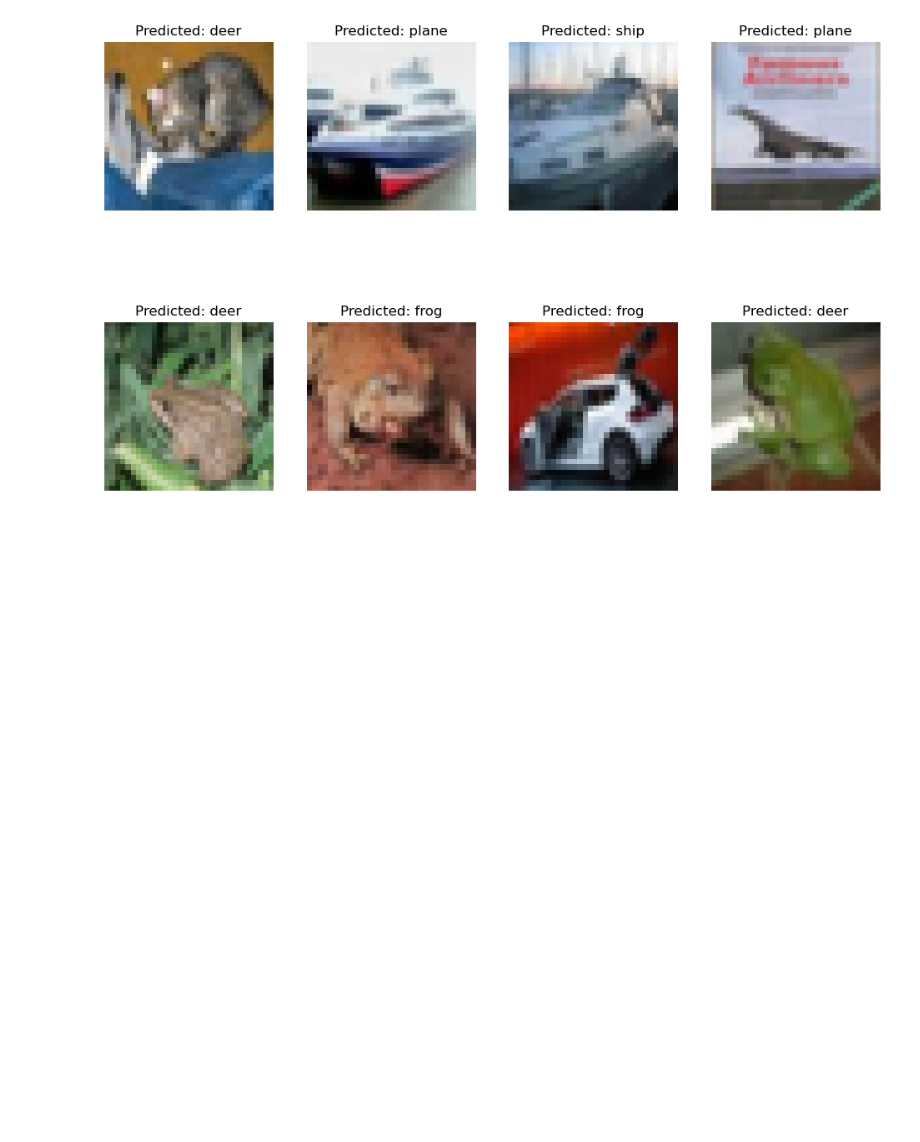
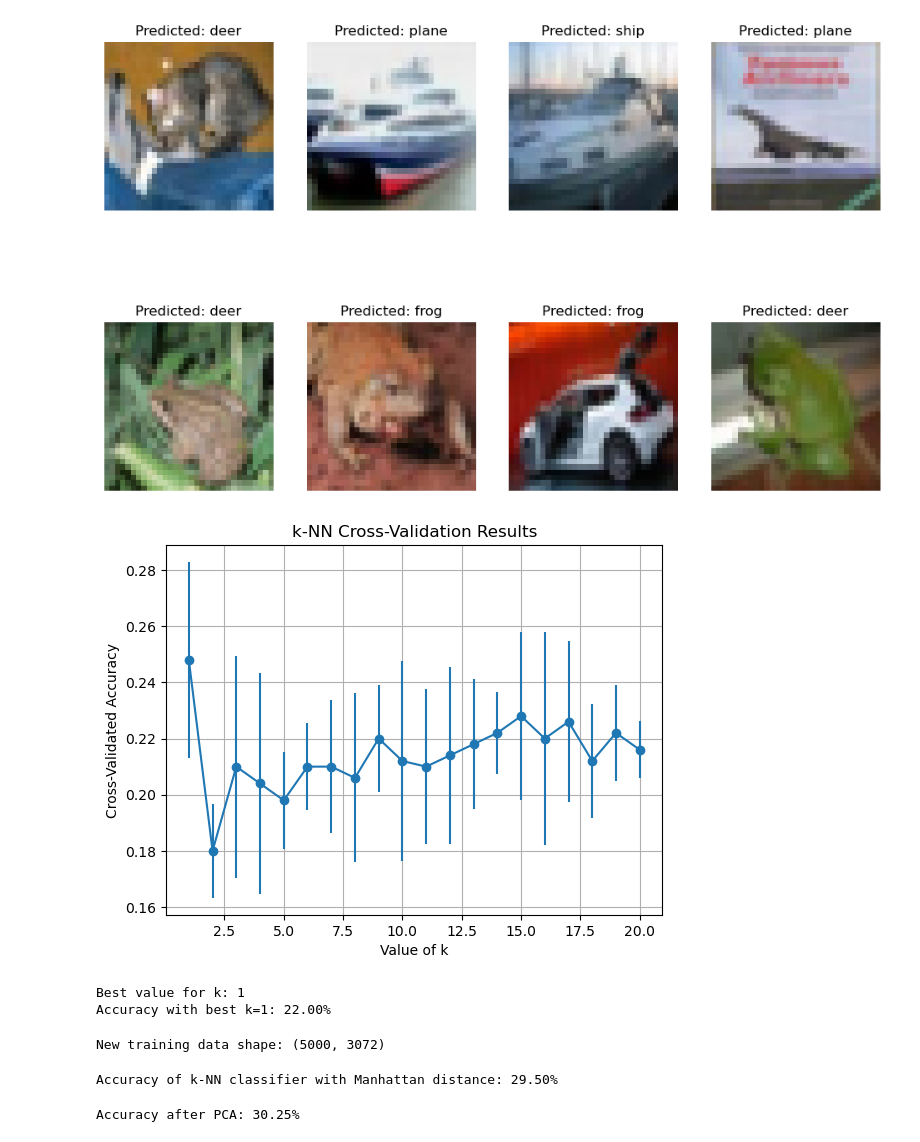
Before and after one commit to Computer-Vision-Group-F/Assignment1, a Jupyter notebook: knn.ipynb, the cells around one changed output. Drawn from its saved outputs; the diff is of its cells as text; code cells hidden in the pictures; blank space fills up the shorter version.

```diff
--- a/knn.ipynb
+++ b/knn.ipynb
@@ -118,3 +118,35 @@ for i in range(8):
 plt.show()
 # %% [output]
 [figure]
+# %%
+from sklearn.model_selection import cross_val_score, KFold
+import numpy as np
+k_values = range(1, 21)
+mean_accuracy = []
+std_accuracy = []
+for k in k_values:
+    knn = KNeighborsClassifier(n_neighbors=k)
+    cv_scores = cross_val_score(knn, X_train, y_train, cv=5, scoring='accuracy')
+    mean_accuracy.append(np.mean(cv_scores))
+    std_accuracy.append(np.std(cv_scores))
+mean_accuracy = np.array(mean_accuracy)
+std_accuracy = np.array(std_accuracy)
+plt.errorbar(k_values, mean_accuracy, yerr=std_accuracy, fmt='-o')
+plt.xlabel('Value of k')
+plt.ylabel('Cross-Validated Accuracy')
+plt.title('k-NN Cross-Validation Results')
+plt.grid(True)
+plt.show()
+# %% [output]
+[figure, added]
+# %%
+best_k = k_values[np.argmax(mean_accuracy)]
+print(f'Best value for k: {best_k}')
+knn_best = KNeighborsClassifier(n_neighbors=best_k)
+knn_best.fit(X_train, y_train)
+y_pred_best = knn_best.predict(X_test)
+accuracy_best = accuracy_score(y_test, y_pred_best)
+print(f'Accuracy with best k={best_k}: {accuracy_best * 100:.2f}%')
+# %% [output]
+Best value for k: 1
+Accuracy with best k=1: 22.00%
@@ -120,0 +156,34 @@ plt.show()
+# %%
+
+X_train, y_train, X_test, y_test = data_utils.load_CIFAR10(cifar10_dir)
+num_training = 5000
+mask = list(range(num_training))
+X_train = X_train[mask]
+y_train = y_train[mask]
+X_train = np.reshape(X_train, (X_train.shape[0], -1))
+X_test = np.reshape(X_test, (X_test.shape[0], -1))
+print(f"New training data shape: {X_train.shape}")
+# %% [output]
+New training data shape: (5000, 3072)
+# %%
+from sklearn.neighbors import KNeighborsClassifier
+from sklearn.metrics import accuracy_score
+knn = KNeighborsClassifier(n_neighbors=5, metric='manhattan')
+knn.fit(X_train, y_train)
+y_pred = knn.predict(X_test)
+accuracy = accuracy_score(y_test, y_pred)
+print(f'Accuracy of k-NN classifier with Manhattan distance: {accuracy * 100:.2f}%')
+# %% [output]
+Accuracy of k-NN classifier with Manhattan distance: 29.50%
+# %%
+from sklearn.decomposition import PCA
+pca = PCA(n_components=100)
+X_train_pca = pca.fit_transform(X_train)
+X_test_pca = pca.transform(X_test)
+knn = KNeighborsClassifier(n_neighbors=5)
+knn.fit(X_train_pca, y_train)
+y_pred_pca = knn.predict(X_test_pca)
+accuracy_pca = accuracy_score(y_test, y_pred_pca)
+print(f'Accuracy after PCA: {accuracy_pca * 100:.2f}%')
+# %% [output]
+Accuracy after PCA: 30.25%
```
Also changed, not shown: parts of 2 cells of this notebook.
